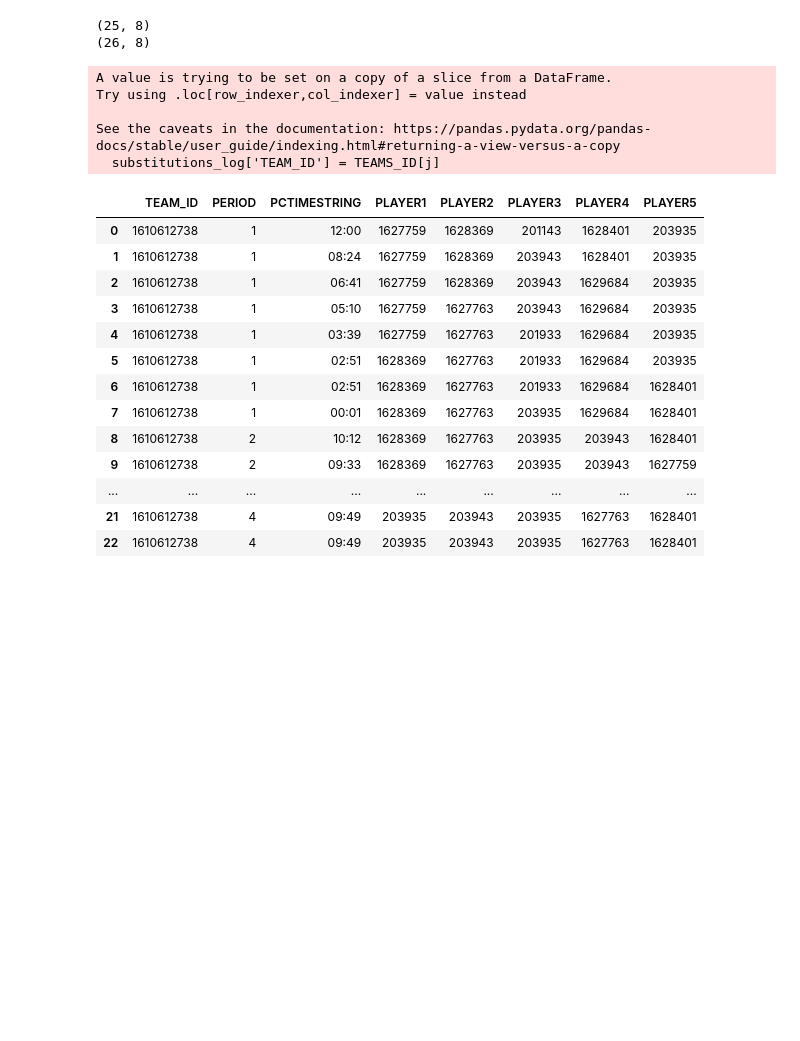
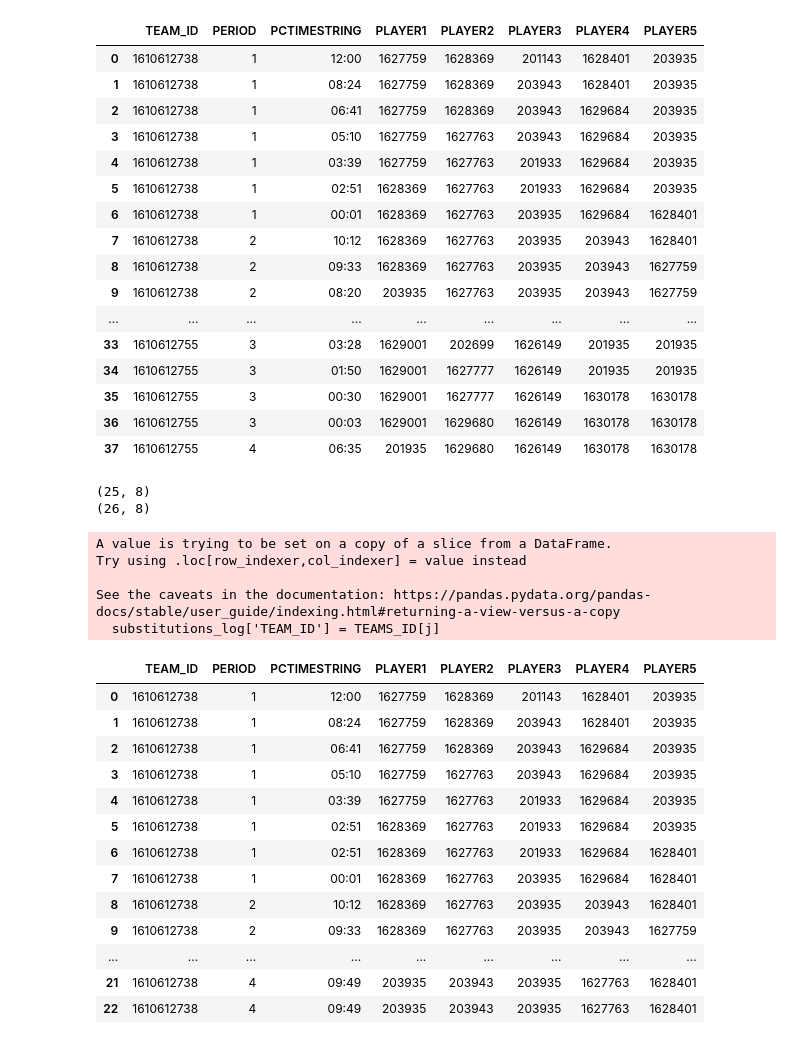
Before and after one commit to egarcia00/playbyplay, a Jupyter notebook: v1/sandbox_notebook.ipynb, the cells around one changed output. Cells and saved outputs as stored; diff of their text form; code cells hidden in the pictures; blank space fills up the shorter version.

```diff
--- a/sandbox_notebook.ipynb
+++ b/v1/sandbox_notebook.ipynb
@@ -41,3 +146,23 @@ See the caveats in the documentation: https://pandas.pydata.org/pandas-docs/stab
+# %%
+lineup_df
+# %% [output]
+|  | TEAM_ID | PERIOD | PCTIMESTRING | PLAYER1 | PLAYER2 | PLAYER3 | PLAYER4 | PLAYER5 |
+| 0 | 1610612738 | 1 | 12:00 | 1627759 | 1628369 | 201143 | 1628401 | 203935 |
+| 1 | 1610612738 | 1 | 08:24 | 1627759 | 1628369 | 203943 | 1628401 | 203935 |
+| 2 | 1610612738 | 1 | 06:41 | 1627759 | 1628369 | 203943 | 1629684 | 203935 |
+| 3 | 1610612738 | 1 | 05:10 | 1627759 | 1627763 | 203943 | 1629684 | 203935 |
+| 4 | 1610612738 | 1 | 03:39 | 1627759 | 1627763 | 201933 | 1629684 | 203935 |
+| 5 | 1610612738 | 1 | 02:51 | 1628369 | 1627763 | 201933 | 1629684 | 203935 |
+| 6 | 1610612738 | 1 | 00:01 | 1628369 | 1627763 | 203935 | 1629684 | 1628401 |
+| 7 | 1610612738 | 2 | 10:12 | 1628369 | 1627763 | 203935 | 203943 | 1628401 |
+| 8 | 1610612738 | 2 | 09:33 | 1628369 | 1627763 | 203935 | 203943 | 1627759 |
+| 9 | 1610612738 | 2 | 08:20 | 203935 | 1627763 | 203935 | 203943 | 1627759 |
+| ... | ... | ... | ... | ... | ... | ... | ... | ... |
+| 33 | 1610612755 | 3 | 03:28 | 1629001 | 202699 | 1626149 | 201935 | 201935 |
+| 34 | 1610612755 | 3 | 01:50 | 1629001 | 1627777 | 1626149 | 201935 | 201935 |
+| 35 | 1610612755 | 3 | 00:30 | 1629001 | 1627777 | 1626149 | 1630178 | 1630178 |
+| 36 | 1610612755 | 3 | 00:03 | 1629001 | 1629680 | 1626149 | 1630178 | 1630178 |
+| 37 | 1610612755 | 4 | 06:35 | 201935 | 1629680 | 1626149 | 1630178 | 1630178 |
 # %%
 HOME_STARTING_LINEUP = get_starting_lineup(GAME_ID, HOMETEAM_ID)
 HOME_STARTING_LINEUP.insert(0,HOMETEAM_ID)
```
Also changed, not shown: parts of 8 cells of this notebook, 8 other files.
